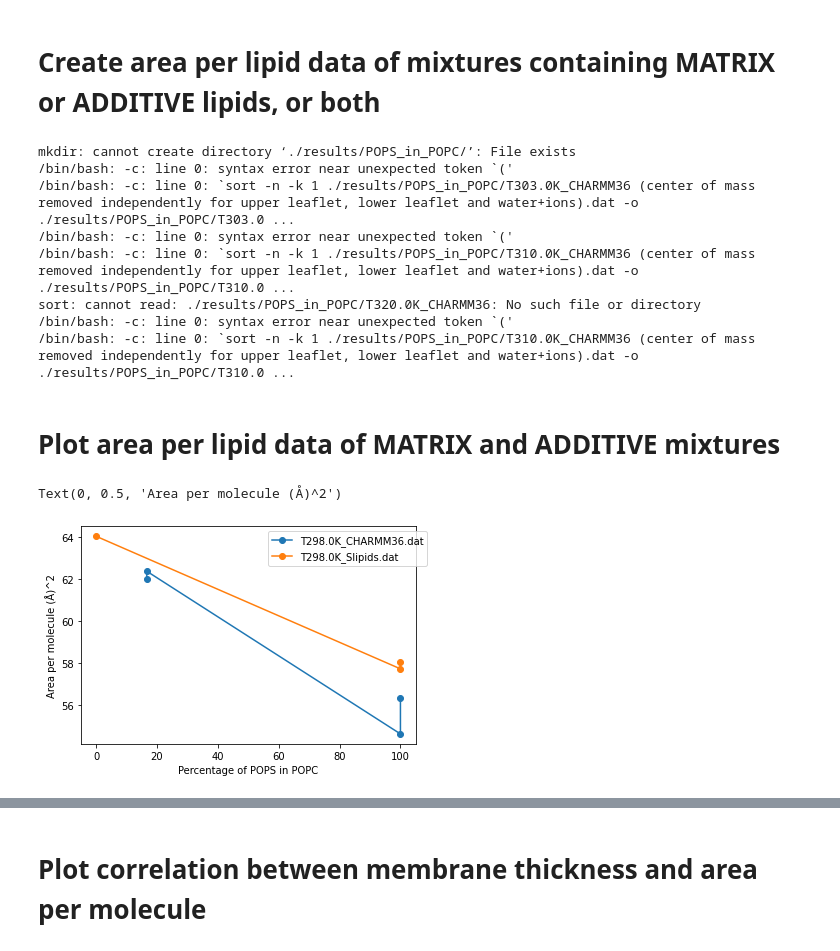
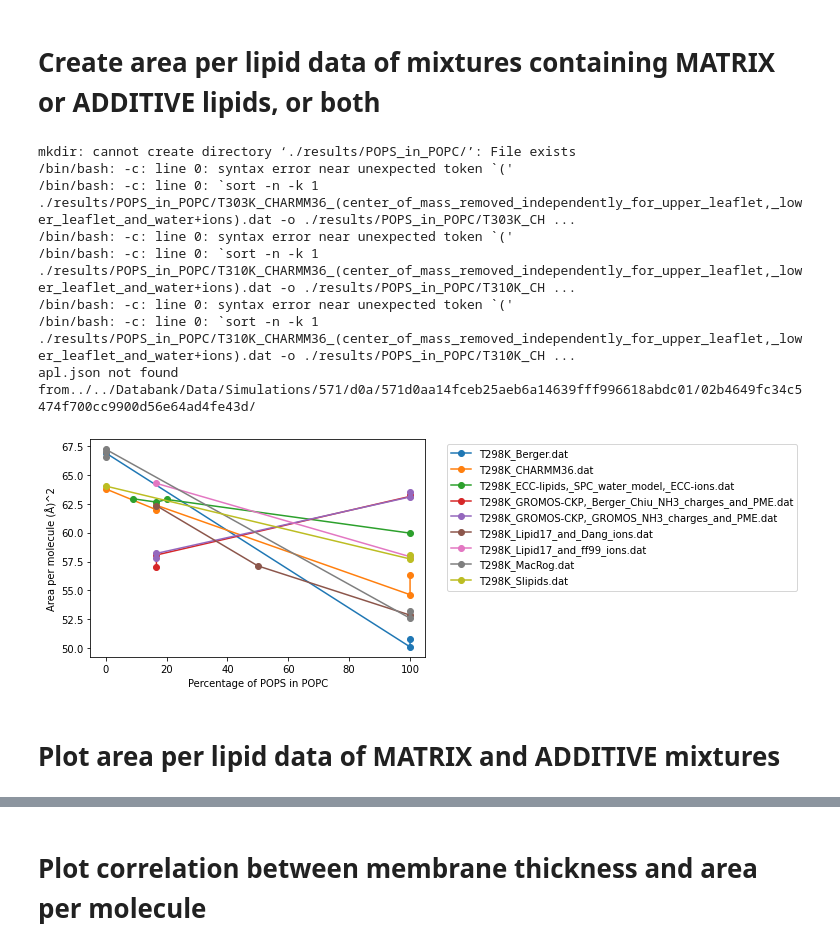
Before and after one commit to NMRLipids/DatabankExercises, a Jupyter notebook: APL/AreaPerLipidAndThicknessExamples.ipynb, the cells around one changed output, grey strips where cells are left out. Saved outputs shown, nothing was run; the diff lists cells and outputs as text; code cells hidden in the pictures.

```diff
--- a/APL/AreaPerLipidAndThicknessExamples.ipynb
+++ b/APL/AreaPerLipidAndThicknessExamples.ipynb
@@ -103,6 +192,10 @@ for system in systems:
         #print('skipped')
         continue
 
+    if system['COMPOSITION']['SOL']['COUNT'] < 20*NLIPIDS:
+        #print('skipped')
+        continue
+
 
     APL = CalcAreaPerMolecule(system)
     if not APL:
@@ -115,68 +208,57 @@ for system in systems:
 
     lipidsRATIO = 100*NADDITIVE / NLIPIDS
     forcefield = system.get('FF')
-    temperature = system.get('TEMPERATURE')
+    temperature = round(system.get('TEMPERATURE'))
     DOI = system.get('DOI')
     apl_DICT[lipidsRATIO,CaConcentration,forcefield,temperature,DOI] = APL
+    #apl_DICT[lipidsRATIO,CaConcentration,forcefield,DOI] = APL
 
     OutFileName = ResultDir + 'T' + str(temperature) + 'K'
+    #OutFileName = ResultDir# + 'T' + str(temperature) + 'K'
 
     try:
         NSOD = np.sum(system['COMPOSITION']['SOD']['COUNT'])
     except:
         NSOD = 0
 
     try:
         NCLA = np.sum(system['COMPOSITION']['CLA']['COUNT'])
     except:
         NCLA = 0
 
     if NCLA > 0 and not 'DHMDMAB' in ADDITIVE:
         #print('skipped')
         continue
 
     if ('POPG' in ADDITIVE or 'POPS' in ADDITIVE) and NADDITIVE != NSOD:
         #print('skipped')
         continue
 
     try:
-        OutFileName = OutFileName + '_' + system['FF'] +'.dat'
+        FFname = system['FF'].replace(" ","_")
+        FFname = FFname.replace("/","_")
+        OutFileName = OutFileName + '_' + FFname +'.dat'
+        #OutFileName = OutFileName + system['FF'] +'.dat'
     except:
         continue
-    #print(OutFileName)
+    #print(FFname)
 
     outfile=open(OutFileName,'a')
     outfile.write(str(round(lipidsRATIO,3)) + " " + str(APL) + " " + str(system['DOI']))
     outfile.write('\n')
     outfile.close()
     !sort -n -k 1 {OutFileName} -o {OutFileName}
+
+plotAPLS(MATRIX,ADDITIVE)
 # %% [output]
 mkdir: cannot create directory ‘./results/POPS_in_POPC/’: File exists
 /bin/bash: -c: line 0: syntax error near unexpected token `('
-/bin/bash: -c: line 0: `sort -n -k 1 ./results/POPS_in_POPC/T303.0K_CHARMM36 (center of mass removed independently for upper leaflet, lower leaflet and water+ions).dat -o ./results/POPS_in_POPC/T303.0 ...
+/bin/bash: -c: line 0: `sort -n -k 1 ./results/POPS_in_POPC/T303K_CHARMM36_(center_of_mass_removed_independently_for_upper_leaflet,_lower_leaflet_and_water+ions).dat -o ./results/POPS_in_POPC/T303K_CH ...
 /bin/bash: -c: line 0: syntax error near unexpected token `('
-/bin/bash: -c: line 0: `sort -n -k 1 ./results/POPS_in_POPC/T310.0K_CHARMM36 (center of mass removed independently for upper leaflet, lower leaflet and water+ions).dat -o ./results/POPS_in_POPC/T310.0 ...
-sort: cannot read: ./results/POPS_in_POPC/T320.0K_CHARMM36: No such file or directory
+/bin/bash: -c: line 0: `sort -n -k 1 ./results/POPS_in_POPC/T310K_CHARMM36_(center_of_mass_removed_independently_for_upper_leaflet,_lower_leaflet_and_water+ions).dat -o ./results/POPS_in_POPC/T310K_CH ...
 /bin/bash: -c: line 0: syntax error near unexpected token `('
-/bin/bash: -c: line 0: `sort -n -k 1 ./results/POPS_in_POPC/T310.0K_CHARMM36 (center of mass removed independently for upper leaflet, lower leaflet and water+ions).dat -o ./results/POPS_in_POPC/T310.0 ...
+/bin/bash: -c: line 0: `sort -n -k 1 ./results/POPS_in_POPC/T310K_CHARMM36_(center_of_mass_removed_independently_for_upper_leaflet,_lower_leaflet_and_water+ions).dat -o ./results/POPS_in_POPC/T310K_CH ...
+apl.json not found from../../Databank/Data/Simulations/571/d0a/571d0aa14fceb25aeb6a14639fff996618abdc01/02b4649fc34c5474f700cc9900d56e64ad4fe43d/
+[figure, added]
 # %% [markdown]
 # Plot area per lipid data of MATRIX and ADDITIVE mixtures
-# %%
-for subdir, dirs, files in os.walk(ResultDir):
-    for filename in files:
-        filepath = subdir + os.sep + filename
-        if filepath.endswith(".dat"):
-            with open(filepath) as APLfile:
-                lines = APLfile.readlines()#[1:]
-                x = [float(line.split()[0]) for line in lines]
-                y = [float(line.split()[1]) for line in lines]
-                #print(filepath,x,y)
-                if len(set(x)) > 1:
-                    plt.plot(x,y,label = filename,marker='o')
-plt.legend(bbox_to_anchor=(1.05, 1),loc='best')
-plt.xlabel('Percentage of ' + ADDITIVE + ' in ' + MATRIX)
-plt.ylabel('Area per molecule (Å)^2')
-#plt.savefig('../Figs/aplTST.png', bbox_inches='tight')
-# %% [output]
-Text(0, 0.5, 'Area per molecule (Å)^2')
-[figure, removed]
```
Also changed, not shown: parts of 7 cells of this notebook.
